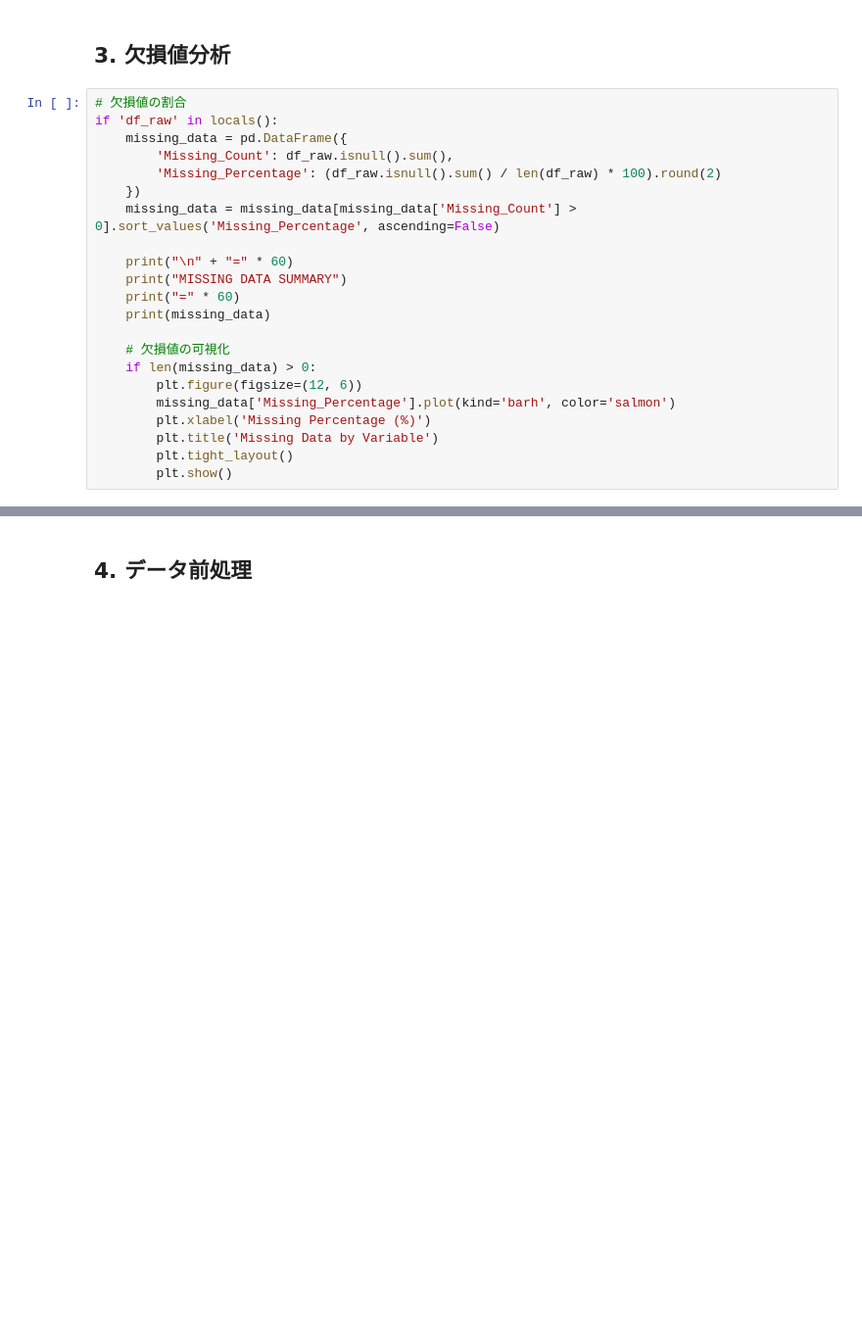
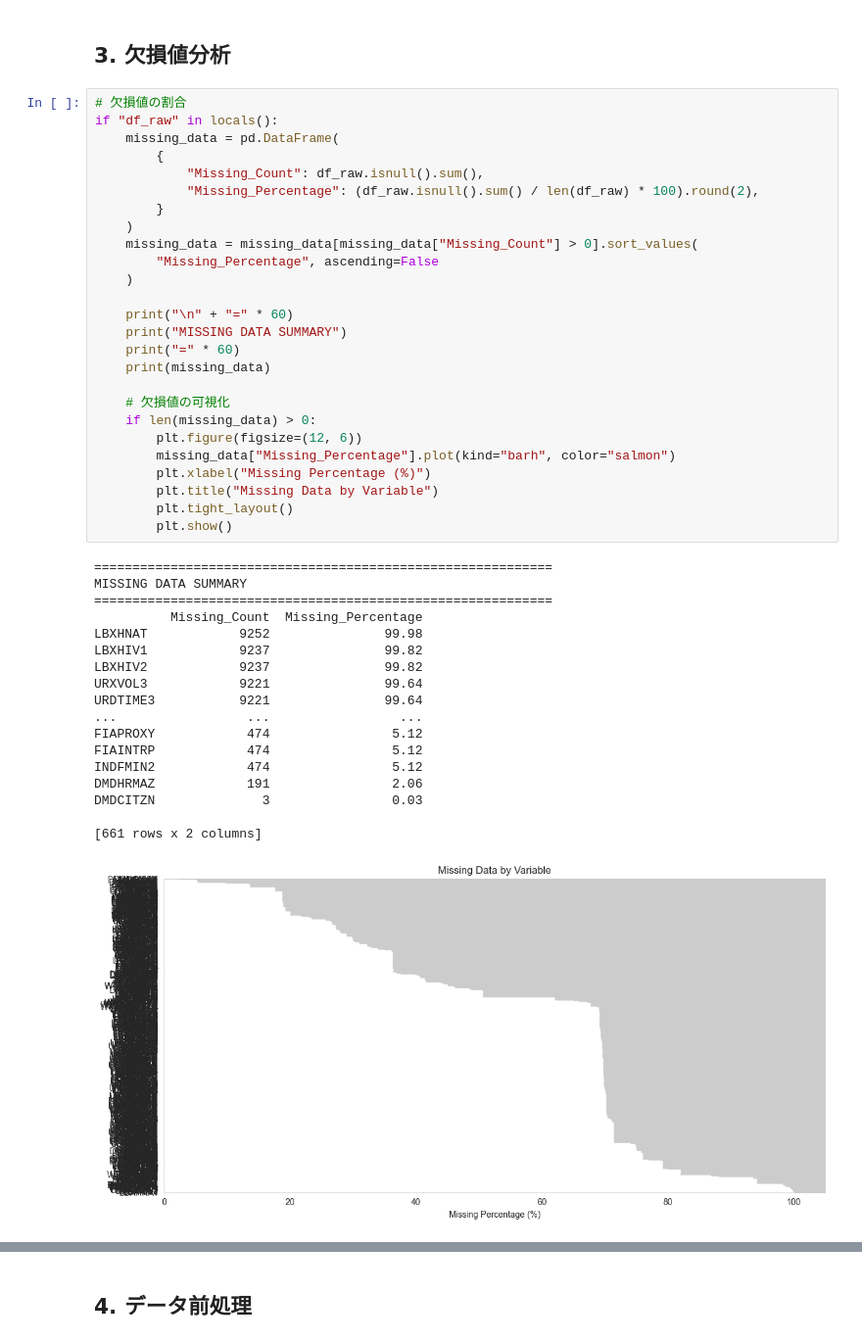
Before and after one commit to s2atoru/COI-NEXT-Hackathon, a Jupyter notebook: notebooks/01_data_exploration.ipynb, the cells around one changed output, grey strips where cells are left out. Shown at 98% size. Cells and saved outputs as stored; diff of their text form; blank space fills up the shorter version.

```diff
--- a/notebooks/01_data_exploration.ipynb
+++ b/notebooks/01_data_exploration.ipynb
@@ -83,25 +104,48 @@ if 'df_raw' in locals():
 ## 3. 欠損値分析
 # %%
 # 欠損値の割合
-if 'df_raw' in locals():
-    missing_data = pd.DataFrame({
-        'Missing_Count': df_raw.isnull().sum(),
-        'Missing_Percentage': (df_raw.isnull().sum() / len(df_raw) * 100).round(2)
-    })
-    missing_data = missing_data[missing_data['Missing_Count'] > 0].sort_values('Missing_Percentage', ascending=False)
+if "df_raw" in locals():
+    missing_data = pd.DataFrame(
+        {
+            "Missing_Count": df_raw.isnull().sum(),
+            "Missing_Percentage": (df_raw.isnull().sum() / len(df_raw) * 100).round(2),
+        }
+    )
+    missing_data = missing_data[missing_data["Missing_Count"] > 0].sort_values(
+        "Missing_Percentage", ascending=False
+    )
 
     print("\n" + "=" * 60)
     print("MISSING DATA SUMMARY")
     print("=" * 60)
     print(missing_data)
 
     # 欠損値の可視化
     if len(missing_data) > 0:
         plt.figure(figsize=(12, 6))
-        missing_data['Missing_Percentage'].plot(kind='barh', color='salmon')
-        plt.xlabel('Missing Percentage (%)')
-        plt.title('Missing Data by Variable')
+        missing_data["Missing_Percentage"].plot(kind="barh", color="salmon")
+        plt.xlabel("Missing Percentage (%)")
+        plt.title("Missing Data by Variable")
         plt.tight_layout()
         plt.show()
+# %% [output]
+============================================================
+MISSING DATA SUMMARY
+============================================================
+          Missing_Count  Missing_Percentage
+LBXHNAT            9252               99.98
+LBXHIV1            9237               99.82
+LBXHIV2            9237               99.82
+URXVOL3            9221               99.64
+URDTIME3           9221               99.64
+...                 ...                 ...
+FIAPROXY            474                5.12
+FIAINTRP            474                5.12
+INDFMIN2            474                5.12
+DMDHRMAZ            191                2.06
+DMDCITZN              3                0.03
+
+[661 rows x 2 columns]
+[figure, added]
 # %%
 # missingnoによる欠損値パターンの可視化
```
Also changed, not shown: parts of 15 cells of this notebook, 1 other file.
